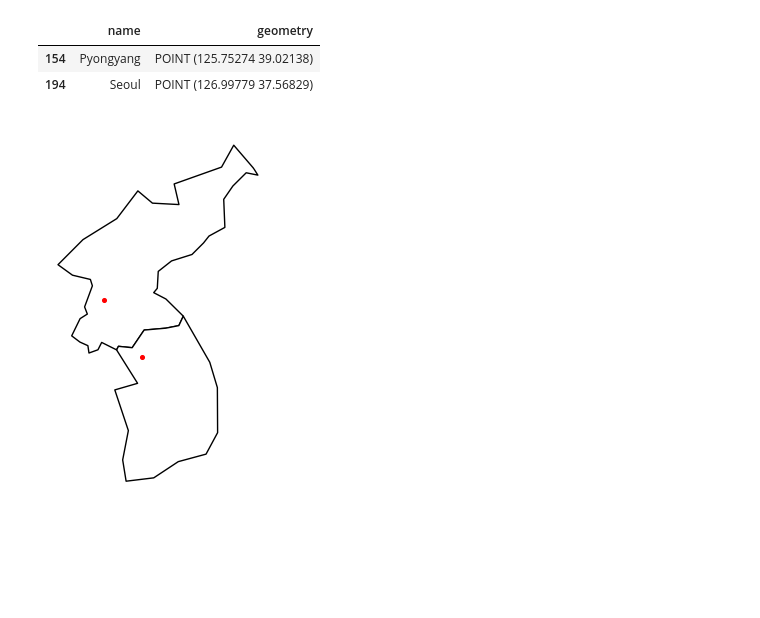
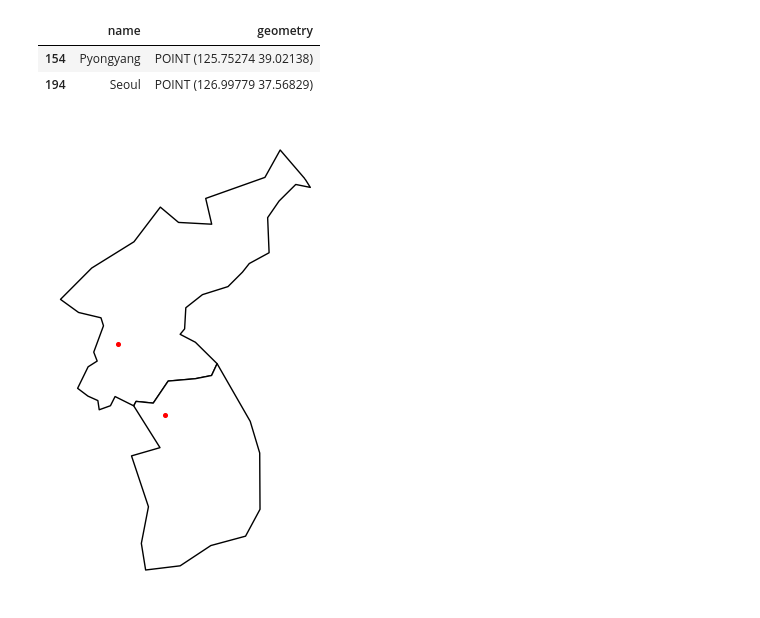
Before and after one commit to dschloe/streamlitbook-saraevan, a Jupyter notebook: ch03/step06_mapvisualization.ipynb, the cells around one changed output. Saved outputs shown, nothing was run; the diff lists cells and outputs as text; code cells hidden in the pictures; blank space fills up the shorter version.

```diff
--- a/ch03/step06_mapvisualization.ipynb
+++ b/ch03/step06_mapvisualization.ipynb
@@ -203,10 +205,11 @@ cities[cities['name'].isin(['Seoul', 'Pyongyang'])]
 | 154 | Pyongyang | POINT (125.75274 39.02138) |
 | 194 | Seoul | POINT (126.99779 37.56829) |
 # %%
-fig, ax = plt.subplots()
+fig, ax = plt.subplots(figsize=(10, 6))
 ax = kor_geom.plot(color='white', edgecolor="k", ax = ax)
 ax = cities[cities['name'].isin(['Seoul', 'Pyongyang'])].plot(ax = ax, marker='o', color='red', markersize=7)
 ax.set_axis_off()
+plt.savefig('output/map04.png', dpi=200)
 plt.show()
 # %% [output]
-[figure, old version]
+[figure, new version]
```
Also changed, not shown: parts of 6 cells of this notebook, 4 other files.
